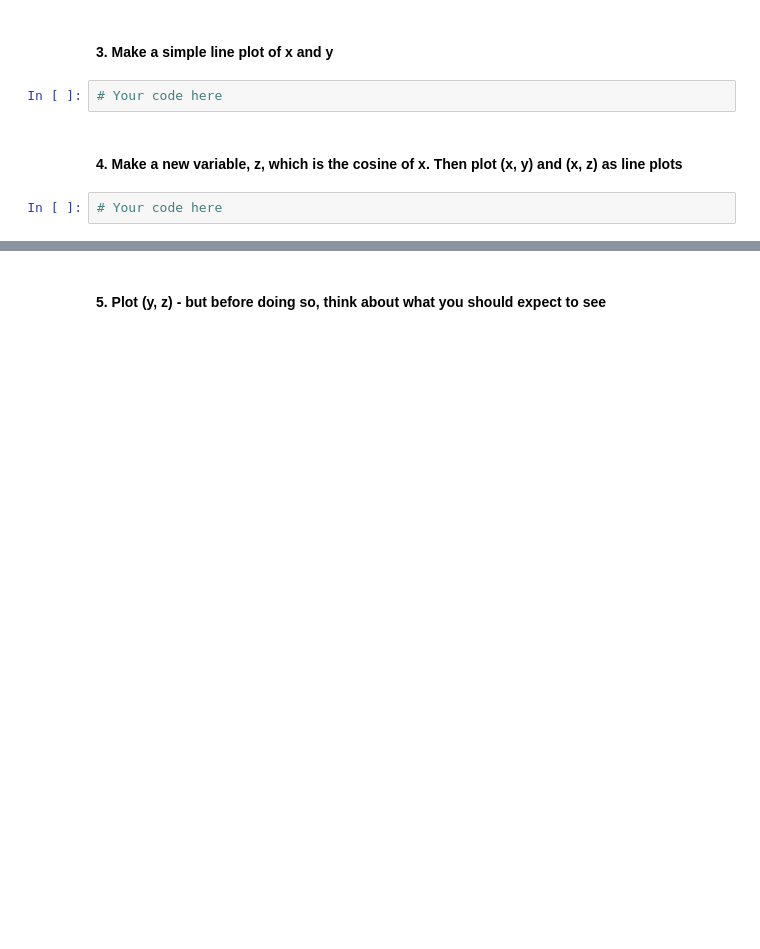
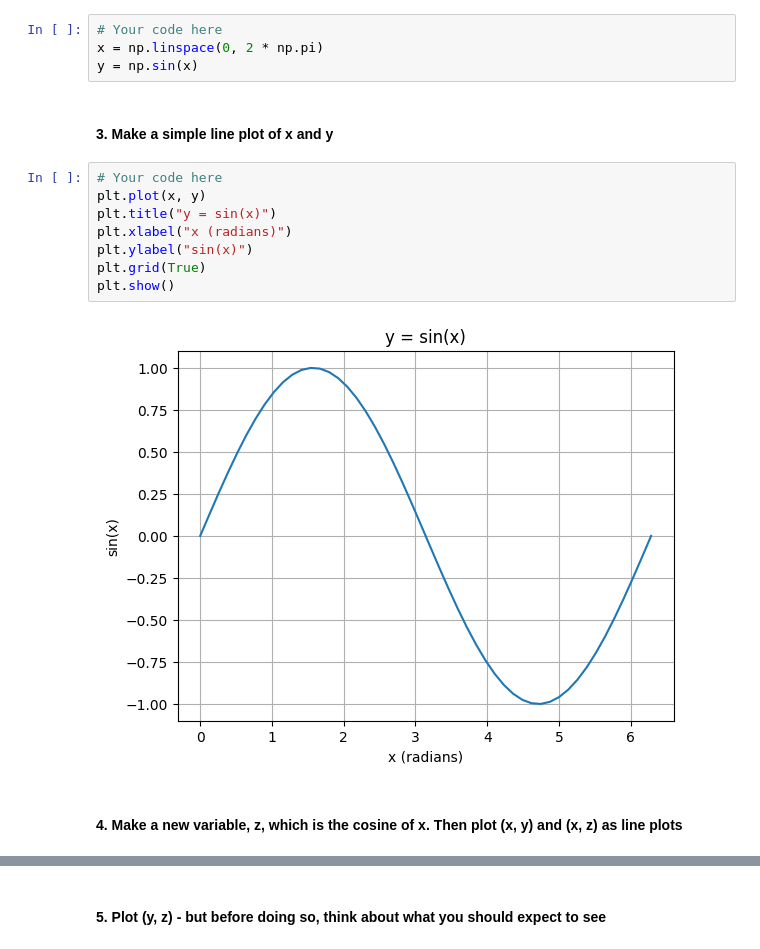
Before and after one commit to HAS-Tools-Fall25/homework_template_ngupta2, a Jupyter notebook: homework_submissions/hw3_pt2_matplotlib_exercises.ipynb, the cells around one changed output, grey strips where cells are left out. Saved outputs shown, nothing was run; the diff lists cells and outputs as text; blank space fills up the shorter version.

```diff
--- a/homework_submissions/hw3_pt2_matplotlib_exercises.ipynb
+++ b/homework_submissions/hw3_pt2_matplotlib_exercises.ipynb
@@ -9,8 +10,18 @@
+# %%
+# Your code here
+x = np.linspace(0, 2 * np.pi)
+y = np.sin(x)
 # %% [markdown]
 #### 3. Make a simple line plot of x and y
-# %%
-# Your code here
+# %%
+# Your code here
+plt.plot(x, y)
+plt.title("y = sin(x)")
+plt.xlabel("x (radians)")
+plt.ylabel("sin(x)")
+plt.grid(True)
+plt.show()
+# %% [output]
+[figure, added]
 # %% [markdown]
 #### 4. Make a new variable, z, which is the cosine of x. Then plot (x, y) and (x, z) as line plots
-# %%
-# Your code here
```
Also changed, not shown: parts of 11 cells of this notebook, 3 other files.
